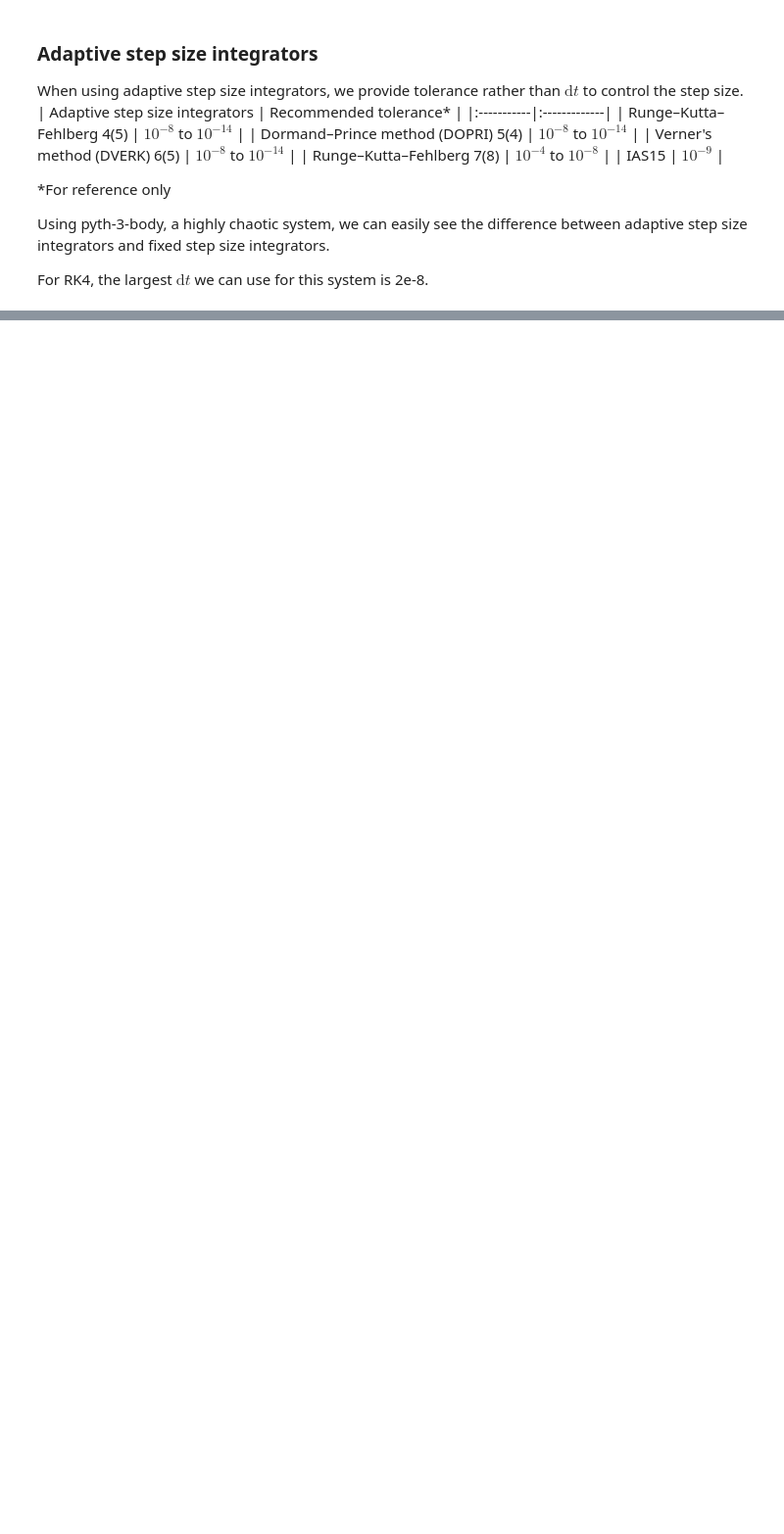
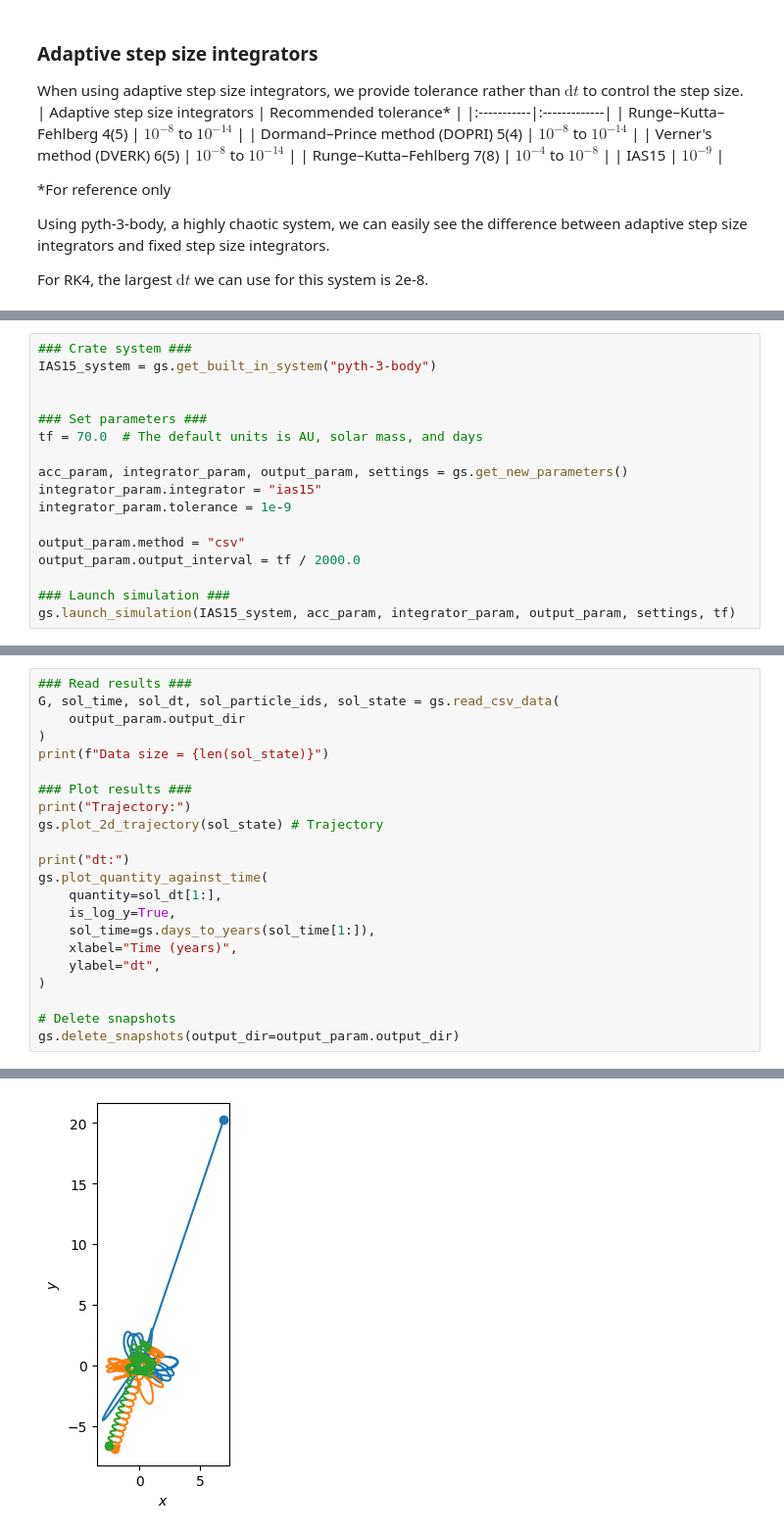
Before and after one commit to alvinng4/Gravity-Simulator, a Jupyter notebook: examples/tutorial.ipynb, the cells around one changed output, grey strips where cells are left out. Shown at 98% size. Drawn from its saved outputs; the diff is of its cells as text; blank space fills up the shorter version.

```diff
--- a/examples/tutorial.ipynb
+++ b/examples/tutorial.ipynb
@@ -579,0 +258,17 @@ Run time: 0.111 s
+# %%
+### Crate system ###
+IAS15_system = gs.get_built_in_system("pyth-3-body")
+
+
+### Set parameters ###
+tf = 70.0  # The default units is AU, solar mass, and days
+
+acc_param, integrator_param, output_param, settings = gs.get_new_parameters()
+integrator_param.integrator = "ias15"
+integrator_param.tolerance = 1e-9
+
+output_param.method = "csv"
+output_param.output_interval = tf / 2000.0
+
+### Launch simulation ###
+gs.launch_simulation(IAS15_system, acc_param, integrator_param, output_param, settings, tf)
@@ -579,0 +297,23 @@ Run time: 0.111 s
+# %%
+### Read results ###
+G, sol_time, sol_dt, sol_particle_ids, sol_state = gs.read_csv_data(
+    output_param.output_dir
+)
+print(f"Data size = {len(sol_state)}")
+
+### Plot results ###
+print("Trajectory:")
+gs.plot_2d_trajectory(sol_state) # Trajectory
+
+print("dt:")
+gs.plot_quantity_against_time(
+    quantity=sol_dt[1:],
+    is_log_y=True,
+    sol_time=gs.days_to_years(sol_time[1:]),
+    xlabel="Time (years)",
+    ylabel="dt",
+)
+
+# Delete snapshots
+gs.delete_snapshots(output_dir=output_param.output_dir)
+# %% [output]
@@ -579,0 +322 @@ Run time: 0.111 s
+[figure, added]
```
Also changed, not shown: parts of 53 cells of this notebook.
